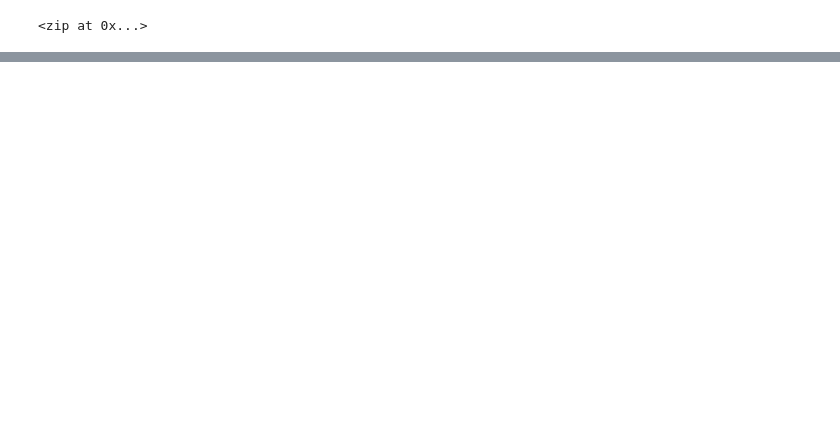
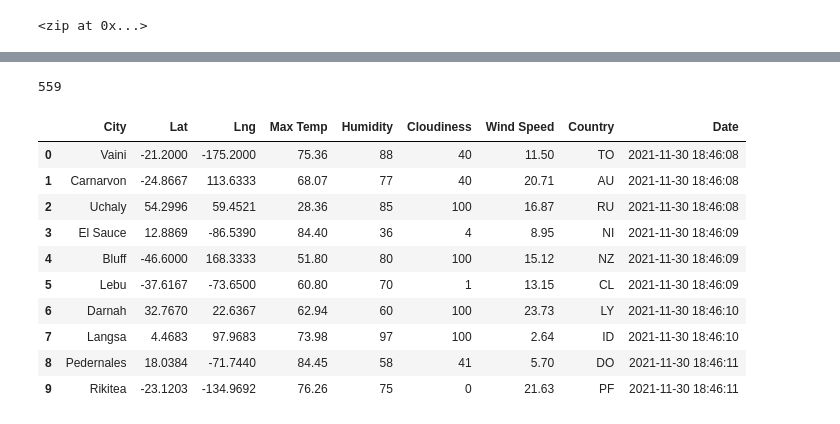
Before and after one commit to MicheleS3/World_Weather_Analysis, a Jupyter notebook: WeatherPy.ipynb, the cells around one changed output, grey strips where cells are left out. Cells and saved outputs as stored; diff of their text form; code cells hidden in the pictures; blank space fills up the shorter version.

Commit message:
added city data dataframe csv file

```diff
--- a/WeatherPy.ipynb
+++ b/WeatherPy.ipynb
@@ -33,0 +40,3 @@ len(cities)
+# %%
+# Starting URL for Weather Map API Call.
+url = "http://api.openweathermap.org/data/2.5/weather?units=Imperial&APPID=" + weather_api_key
@@ -33,0 +127,20 @@ len(cities)
+# %%
+len(city_data)
+# %% [output]
+559
+# %%
+# Convert the array of dictionaries to a Pandas DataFrame.
+city_data_df = pd.DataFrame(city_data)
+city_data_df.head(10)
+# %% [output]
+|  | City | Lat | Lng | Max Temp | Humidity | Cloudiness | Wind Speed | Country | Date |
+| 0 | Vaini | -21.2000 | -175.2000 | 75.36 | 88 | 40 | 11.50 | TO | 2021-11-30 18:46:08 |
+| 1 | Carnarvon | -24.8667 | 113.6333 | 68.07 | 77 | 40 | 20.71 | AU | 2021-11-30 18:46:08 |
+| 2 | Uchaly | 54.2996 | 59.4521 | 28.36 | 85 | 100 | 16.87 | RU | 2021-11-30 18:46:08 |
+| 3 | El Sauce | 12.8869 | -86.5390 | 84.40 | 36 | 4 | 8.95 | NI | 2021-11-30 18:46:09 |
+| 4 | Bluff | -46.6000 | 168.3333 | 51.80 | 80 | 100 | 15.12 | NZ | 2021-11-30 18:46:09 |
+| 5 | Lebu | -37.6167 | -73.6500 | 60.80 | 70 | 1 | 13.15 | CL | 2021-11-30 18:46:09 |
+| 6 | Darnah | 32.7670 | 22.6367 | 62.94 | 60 | 100 | 23.73 | LY | 2021-11-30 18:46:10 |
+| 7 | Langsa | 4.4683 | 97.9683 | 73.98 | 97 | 100 | 2.64 | ID | 2021-11-30 18:46:10 |
+| 8 | Pedernales | 18.0384 | -71.7440 | 84.45 | 58 | 41 | 5.70 | DO | 2021-11-30 18:46:11 |
+| 9 | Rikitea | -23.1203 | -134.9692 | 76.26 | 75 | 0 | 21.63 | PF | 2021-11-30 18:46:11 |
```
Also changed, not shown: parts of 6 cells of this notebook.
